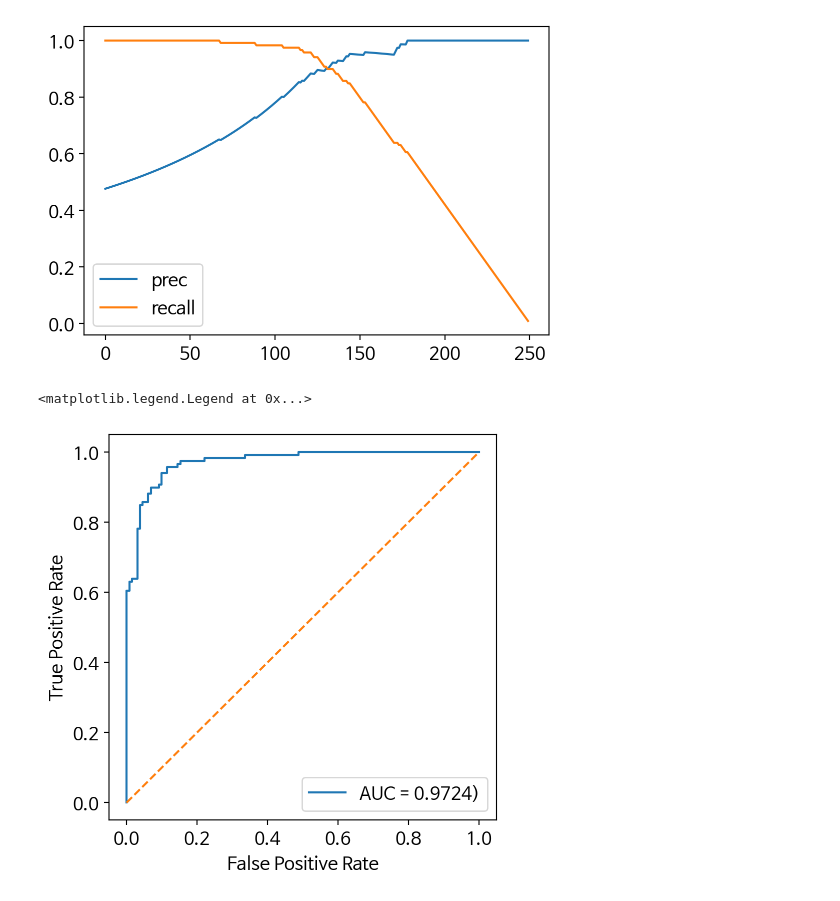
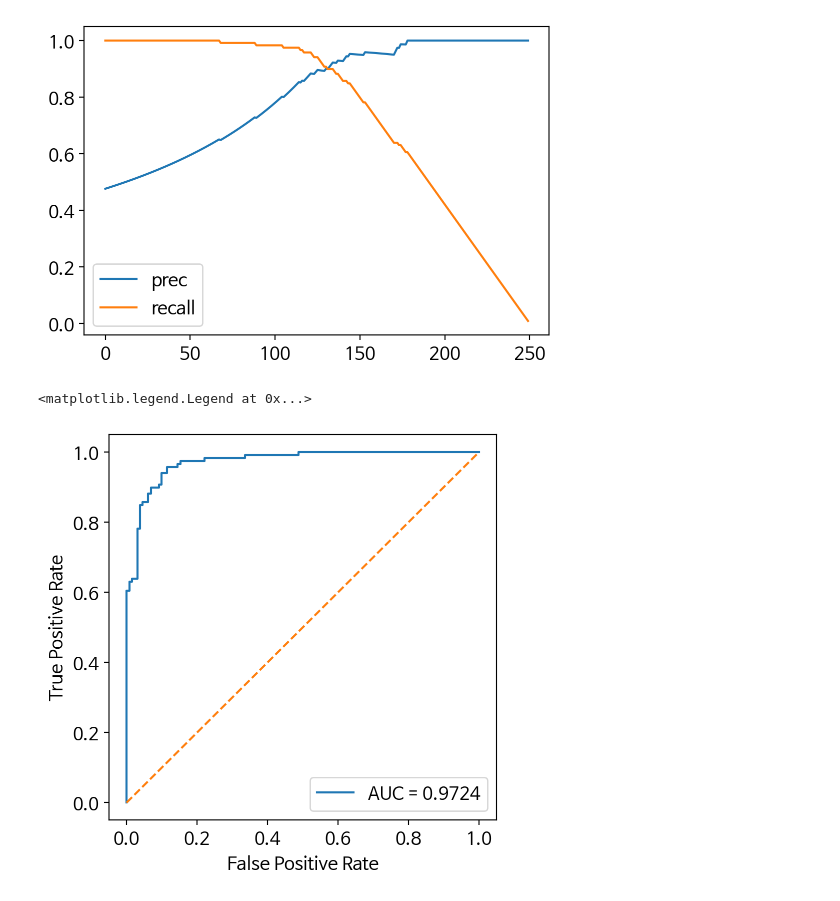
Before and after one commit to spinspin22/test1, a Jupyter notebook: e_53_1_Classification.ipynb, the cells around one changed output. Cells and saved outputs as stored; diff of their text form; code cells hidden in the pictures.

```diff
--- a/e_53_1_Classification.ipynb
+++ b/e_53_1_Classification.ipynb
@@ -712,16 +724,16 @@ PR2[['prec','recall']].plot()
 # %%
 ## ROC 커브 그리기 (roc_curve 함수 사용)
 
-fpr,tpr,_ = roc_curve(y_test,score)
+fpr,tpr,sco = roc_curve(y_test,score)
 
 # AUC(면적) 계산하기
 roc_auc = auc(fpr, tpr)
 plt.figure(figsize=(5,5))
-plt.plot(fpr, tpr, label='AUC = %0.4f)' % roc_auc)
+plt.plot(fpr, tpr, label='AUC = %0.4f' % roc_auc)
 plt.plot([0, 1], [0, 1], linestyle='--')
 plt.xlabel('False Positive Rate')
 plt.ylabel('True Positive Rate')
 plt.legend(loc="lower right")
 # %% [output]
 <matplotlib.legend.Legend at 0x...>
-[figure, old version]
+[figure, new version]
```
Also changed, not shown: parts of 5 cells of this notebook.
